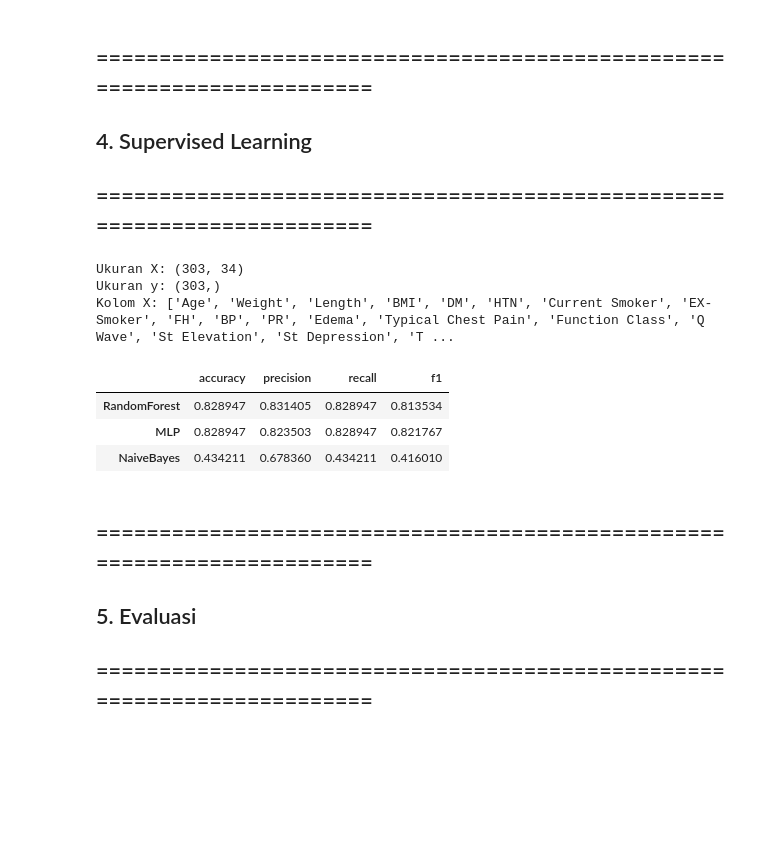
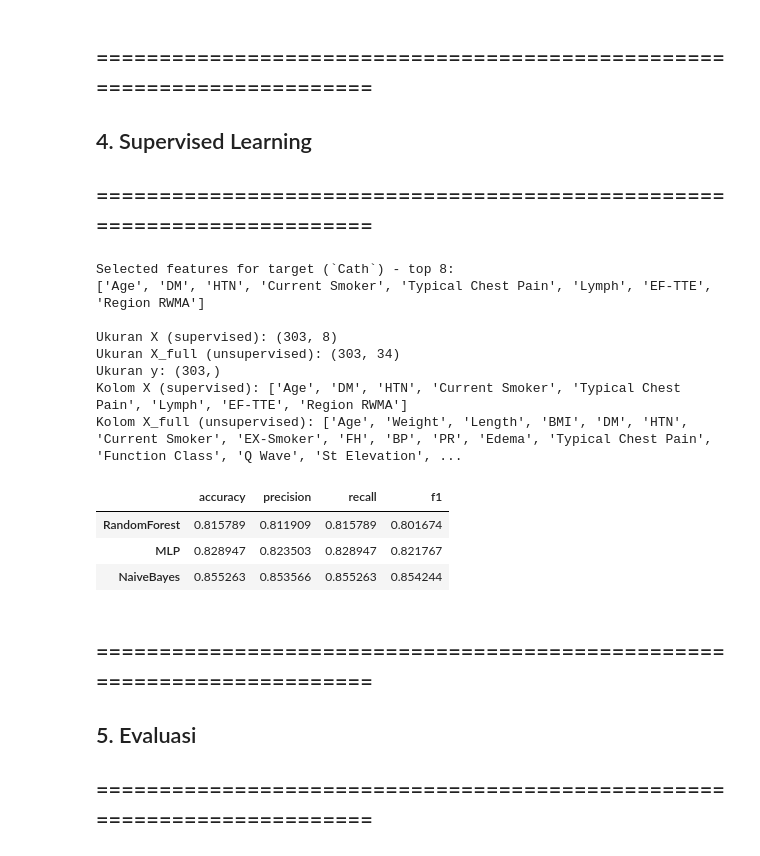
Before and after one commit to Muff712/ML, a Jupyter notebook: TUBES.ipynb, the cells around one changed output. Cells and saved outputs as stored; diff of their text form; code cells hidden in the pictures; blank space fills up the shorter version.

```diff
--- a/TUBES.ipynb
+++ b/TUBES.ipynb
@@ -174,54 +175,79 @@ Jumlah fitur kategorikal: 20
 ## 4. Supervised Learning
 ## ========================================================================
 # %%
+# Preprocessing and feature selection for supervised task
 df = df.drop_duplicates()
 df = df.dropna()
 
 le = LabelEncoder()
 df[target] = le.fit_transform(df[target].astype(str))
 
-X = df.select_dtypes(include=[np.number]).drop(columns=[target], errors='ignore')
-if 'No' in X.columns:
-    X = X.drop(columns=['No'])
+# All numeric features except target (for unsupervised)
+X_full = df.select_dtypes(include=[np.number]).drop(columns=[target], errors='ignore')
+if 'No' in X_full.columns:
+    X_full = X_full.drop(columns=['No'])
+
+# Feature selection for supervised task (predicting `Cath`)
+k_sel = min(8, X_full.shape[1])
+selector = SelectKBest(mutual_info_classif, k=k_sel)
+selector.fit(X_full.fillna(0), df[target])
+selected_features = X_full.columns[selector.get_support()].tolist()
+
+print('\nSelected features for target (`Cath`) - top {}:'.format(k_sel))
+print(selected_features)
+
+# Supervised feature set (only selected features)
+X = X_full[selected_features].copy()
 
 y = df[target]
 
-print('Ukuran X:', X.shape)
+print('\nUkuran X (supervised):', X.shape)
+print('Ukuran X_full (unsupervised):', X_full.shape)
 print('Ukuran y:', y.shape)
-print('Kolom X:', X.columns.tolist())
+print('Kolom X (supervised):', X.columns.tolist())
+print('Kolom X_full (unsupervised):', X_full.columns.tolist())
+
+# Train-test split (supervised)
 X_train, X_test, y_train, y_test = train_test_split(X, y, test_size=0.25, random_state=42, stratify=y)
 
+# Scaling (supervised)
 scaler = StandardScaler()
 X_train_s = scaler.fit_transform(X_train)
 X_test_s = scaler.transform(X_test)
 
+# Model training - Supervised Learning
 models = {
     'RandomForest': RandomForestClassifier(random_state=42),
     'MLP': MLPClassifier(max_iter=500, random_state=42),
     'NaiveBayes': GaussianNB()
 }
 
 results = {}
 for name, model in models.items():
     model.fit(X_train_s, y_train)
     y_pred = model.predict(X_test_s)
     results[name] = {
         'accuracy': accuracy_score(y_test, y_pred),
         'precision': precision_score(y_test, y_pred, average='weighted', zero_division=0),
         'recall': recall_score(y_test, y_pred, average='weighted', zero_division=0),
         'f1': f1_score(y_test, y_pred, average='weighted', zero_division=0)
     }
 
 import pandas as _pd
 _pd.DataFrame(results).T
 # %% [output]
-Ukuran X: (303, 34)
+Selected features for target (`Cath`) - top 8:
+['Age', 'DM', 'HTN', 'Current Smoker', 'Typical Chest Pain', 'Lymph', 'EF-TTE', 'Region RWMA']
+
+Ukuran X (supervised): (303, 8)
+Ukuran X_full (unsupervised): (303, 34)
 Ukuran y: (303,)
-Kolom X: ['Age', 'Weight', 'Length', 'BMI', 'DM', 'HTN', 'Current Smoker', 'EX-Smoker', 'FH', 'BP', 'PR', 'Edema', 'Typical Chest Pain', 'Function Class', 'Q Wave', 'St Elevation', 'St Depression', 'T ...
+Kolom X (supervised): ['Age', 'DM', 'HTN', 'Current Smoker', 'Typical Chest Pain', 'Lymph', 'EF-TTE', 'Region RWMA']
+Kolom X_full (unsupervised): ['Age', 'Weight', 'Length', 'BMI', 'DM', 'HTN', 'Current Smoker', 'EX-Smoker', 'FH', 'BP', 'PR', 'Edema', 'Typical Chest Pain', 'Function Class', 'Q Wave', 'St Elevation', ...
 |  | accuracy | precision | recall | f1 |
-| RandomForest | 0.828947 | 0.831405 | 0.828947 | 0.813534 |
+| RandomForest | 0.815789 | 0.811909 | 0.815789 | 0.801674 |
 | MLP | 0.828947 | 0.823503 | 0.828947 | 0.821767 |
-| NaiveBayes | 0.434211 | 0.678360 | 0.434211 | 0.416010 |
+| NaiveBayes | 0.855263 | 0.853566 | 0.855263 | 0.854244 |
 # %% [markdown]
 ## ========================================================================
 ## 5. Evaluasi
```
Also changed, not shown: parts of 13 cells of this notebook, 9 other files.
